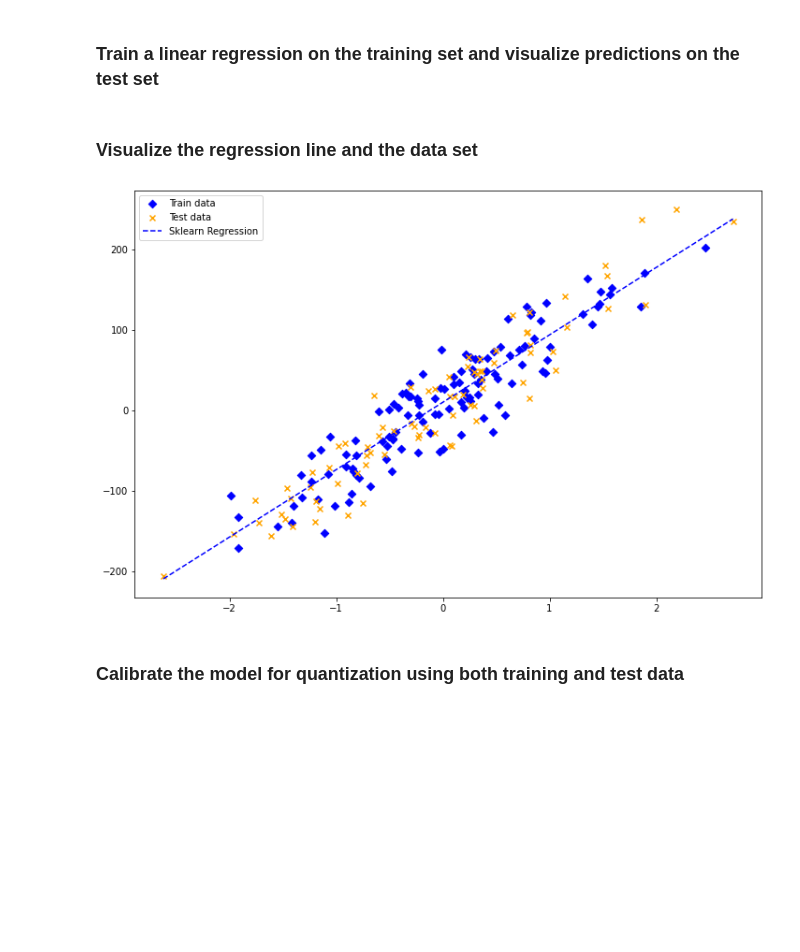
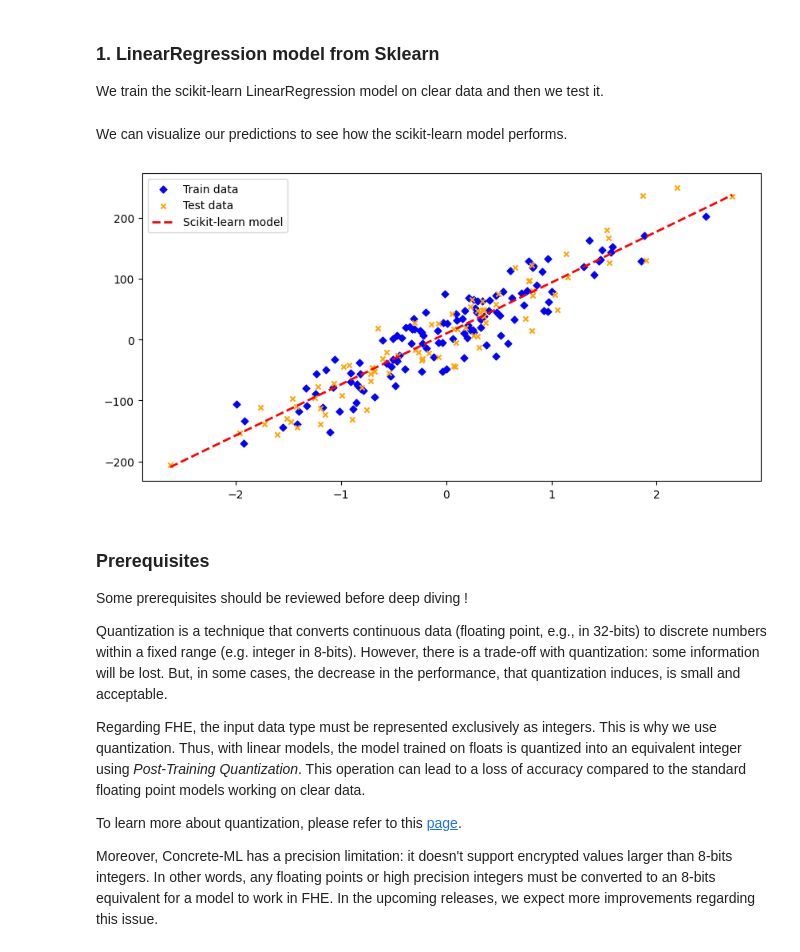
Before and after one commit to zama-ai/concrete-ml, a Jupyter notebook: docs/advanced_examples/LinearRegression.ipynb, the cells around one changed output. Cells and saved outputs as stored; diff of their text form; code cells hidden in the pictures; blank space fills up the shorter version.

Commit message:
chore: small rework on linearregression. (#1714)
Adding some explanations.
Correcting the error in the r2-score.
Adding/Removing codes.

closes #1571
closes #1526

```diff
--- a/docs/advanced_examples/LinearRegression.ipynb
+++ b/docs/advanced_examples/LinearRegression.ipynb
@@ -30,13 +41,10 @@ X, y = make_regression(
 )
 # pylint: enable=unbalanced-tuple-unpacking
 
-# Split it into train/test and sort the sets for nicer visualization
-x_train, x_test, y_train, y_test = train_test_split(X, y, test_size=0.4, random_state=42)
+# We split the dataset into a training and a testing set
+X_train, X_test, y_train, y_test = train_test_split(X, y, test_size=0.4, random_state=42)
 
-sidx = np.argsort(np.squeeze(x_train))
-x_train = x_train[sidx, :]
-y_train = y_train[sidx]
-
-sidx = np.argsort(np.squeeze(x_test))
-x_test = x_test[sidx, :]
-y_test = y_test[sidx]
+# We sort the test set for a better visualization
+idx_sorted = np.argsort(np.squeeze(X_test))
+X_test = X_test[idx_sorted, :]
+y_test = y_test[idx_sorted]
@@ -43,23 +65,36 @@ y_test = y_test[sidx]
 # %% [markdown]
-### Train a linear regression on the training set and visualize predictions on the test set
+### 1. LinearRegression model from Sklearn
+
+We train the scikit-learn LinearRegression model on clear data and then we test it.
 # %%
 linreg = SklearnLinearRegression()
-linreg.fit(x_train, y_train)
-y_pred = linreg.predict(x_test)
+linreg.fit(X_train, y_train)
+y_pred = linreg.predict(X_test)
 # %% [markdown]
-### Visualize the regression line and the data set
+We can visualize our predictions to see how the scikit-learn model performs.
 # %%
 plt.ioff()
+plt.clf()
 
-plt.clf()
-fig, ax = plt.subplots(1, figsize=(12, 8))
+fig, ax = plt.subplots(1, figsize=(10, 5))
 fig.patch.set_facecolor("white")
-ax.scatter(x_train, y_train, c="blue", marker="D", label="Train data")
-ax.scatter(x_test, y_test, c="orange", marker="x", label="Test data")
-ax.plot(x_test, y_pred, c="blue", marker=None, linestyle="dashed", label="Sklearn Regression")
+ax.scatter(X_train, y_train, c="blue", marker="D", s=20, label="Train data")
+ax.scatter(X_test, y_test, c="orange", marker="x", s=20, label="Test data")
+ax.plot(X_test, y_pred, c="red", linewidth=2, linestyle="dashed", label="Scikit-learn model")
 ax.legend()
 display(fig)
 # %% [output]
-[figure, old version]
+[figure, new version]
 # %% [markdown]
-### Calibrate the model for quantization using both training and test data
+### Prerequisites
+
+Some prerequisites should be reviewed before deep diving !
+
+Quantization is a technique that converts continuous data (floating point, e.g., in 32-bits) to discrete numbers
+within a fixed range (e.g. integer in 8-bits). However, there is a trade-off with quantization: some information will be lost. But, in some cases, the decrease in the performance, that quantization induces, is small and acceptable.
+
+Regarding FHE, the input data type must be represented exclusively as integers. This is why we use quantization. Thus, with linear models, the model trained on floats is quantized into an equivalent integer using _Post-Training Quantization_. This operation can lead to a loss of accuracy compared to the standard floating point models working on clear data.
+
+To learn more about quantization, please refer to this [page](https://docs.preprod.zama.ai/concrete-ml/main/advanced-topics/quantization.html).
+
+Moreover, Concrete-ML has a precision limitation: it doesn't support encrypted values larger than 8-bits integers. In other words, any floating points or high precision integers must be converted to an 8-bits equivalent for a model to work in FHE. In the upcoming releases, we expect more improvements regarding this issue.
```
Also changed, not shown: parts of 29 cells of this notebook.
